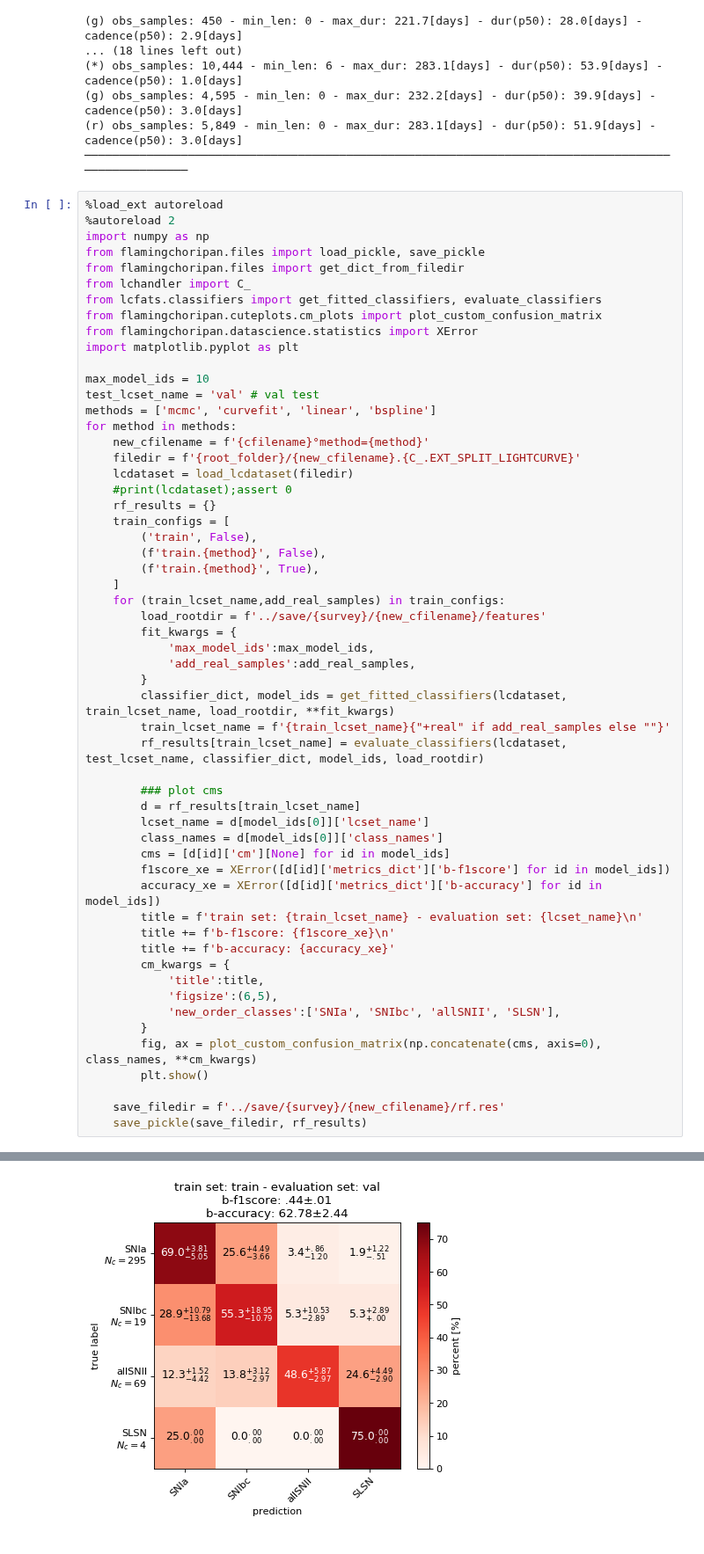
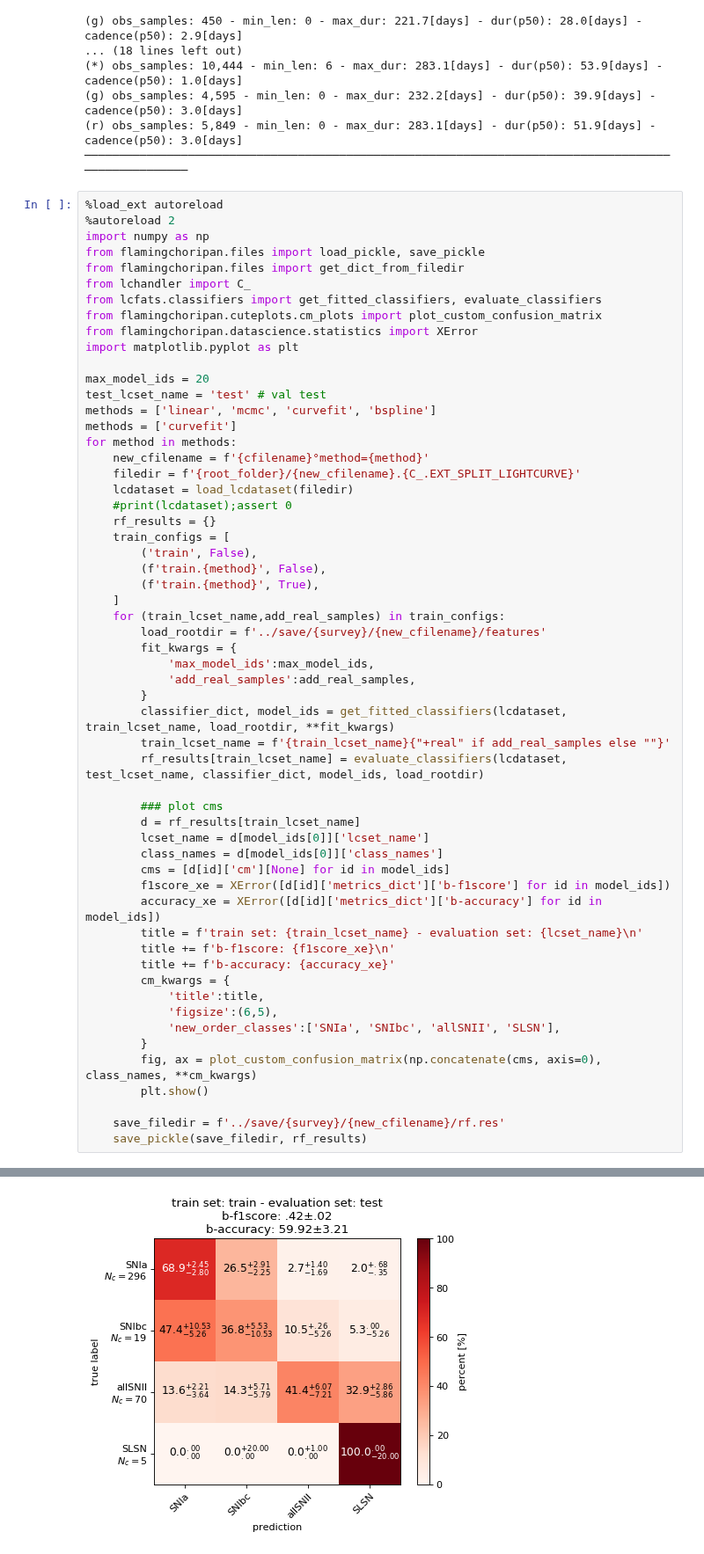
Before and after one commit to opimentel-github/astro-lightcurves-fats, a Jupyter notebook: experiments/random_forest.ipynb, the cells around one changed output, grey strips where cells are left out. Shown at 88% size. Saved outputs shown, nothing was run; the diff lists cells and outputs as text.

```diff
--- a/experiments/random_forest.ipynb
+++ b/experiments/random_forest.ipynb
@@ -75,9 +75,10 @@ from flamingchoripan.cuteplots.cm_plots import plot_custom_confusion_matrix
 from flamingchoripan.datascience.statistics import XError
 import matplotlib.pyplot as plt
 
-max_model_ids = 10
-test_lcset_name = 'val' # val test
-methods = ['mcmc', 'curvefit', 'linear', 'bspline']
+max_model_ids = 20
+test_lcset_name = 'test' # val test
+methods = ['linear', 'mcmc', 'curvefit', 'bspline']
+methods = ['curvefit']
 for method in methods:
     new_cfilename = f'{cfilename}°method={method}'
     filedir = f'{root_folder}/{new_cfilename}.{C_.EXT_SPLIT_LIGHTCURVE}'
@@ -126 +127 @@ The autoreload extension is already loaded. To reload it, use:
-[figure, old version]
+[figure, new version]
```
Also changed, not shown: parts of 3 cells of this notebook, 1 other file.
